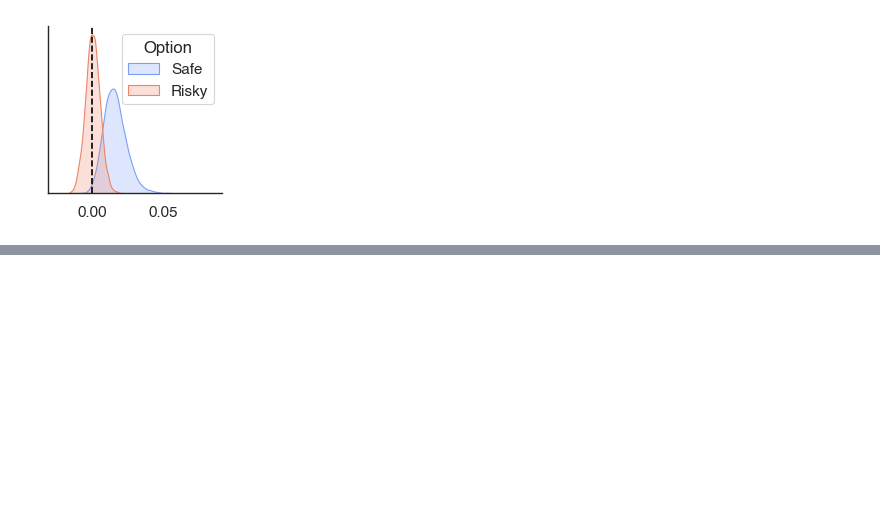
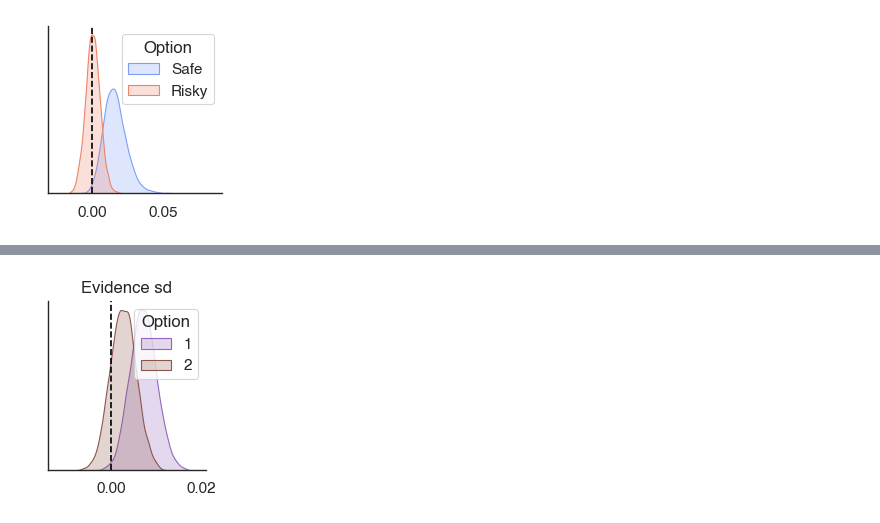
Before and after one commit to Gilles86/risk_experiment, a Jupyter notebook: risk_experiment/cogmodels/notebooks/analyze_neural_nlc_model.ipynb, the cells around one changed output, grey strips where cells are left out. Drawn from its saved outputs; the diff is of its cells as text; code cells hidden in the pictures; blank space fills up the shorter version.

```diff
--- a/risk_experiment/cogmodels/notebooks/analyze_neural_nlc_model.ipynb
+++ b/risk_experiment/cogmodels/notebooks/analyze_neural_nlc_model.ipynb
@@ -265,0 +272,29 @@ Plotting ppc type 12
+# %%
+model_label = 'neural33'
+session = None
+bids_folder = '/data/ds-risk'
+roi = 'npcr'
+
+cm = 1/2.54  # centimeters in inches
+# %%
+data = get_data(model_label, session, bids_folder, roi)
+model = build_model(model_label, data, roi)
+idata = az.from_netcdf(op.join(bids_folder, 'derivatives', 'cogmodels', f'model-{model_label}_trace.netcdf'))
+# %%
+evidence_sd = pd.concat((idata.posterior['n1_evidence_sd_mu'].to_dataframe().xs('sd', 0, -1), (idata.posterior['n2_evidence_sd_mu'].to_dataframe().xs('sd', 0, -1))), axis=1)
+evidence_sd.columns.name = 'parameter'
+evidence_sd = evidence_sd.stack().to_frame('value')
+evidence_sd['Option'] = evidence_sd.index.get_level_values('parameter').map({'n1_evidence_sd_mu':1, 'n2_evidence_sd_mu':2})
+
+fac = sns.FacetGrid(evidence_sd.reset_index(), hue='Option', palette=sns.color_palette()[4:], aspect=1.1, height=2.5)
+fac.map(sns.kdeplot, 'value', fill=True)
+fac.set(xlabel=None, ylabel=None, yticks=[])
+plt.title('Evidence sd')
+# fac.add_legend()
+plt.legend(title='Option')
+
+plt.axvline(0, c='k', ls='--')
+# plt.gcf().set_size_inches(6.4*cm, 6.4*cm)
+plt.savefig(op.join(bids_folder, 'derivatives', 'figures', 'neural_evidence_sd_lowheight.pdf'), bbox_inches='tight')
+# %% [output]
+[figure, added]
```
Also changed, not shown: parts of 22 cells of this notebook, 20 other files.
